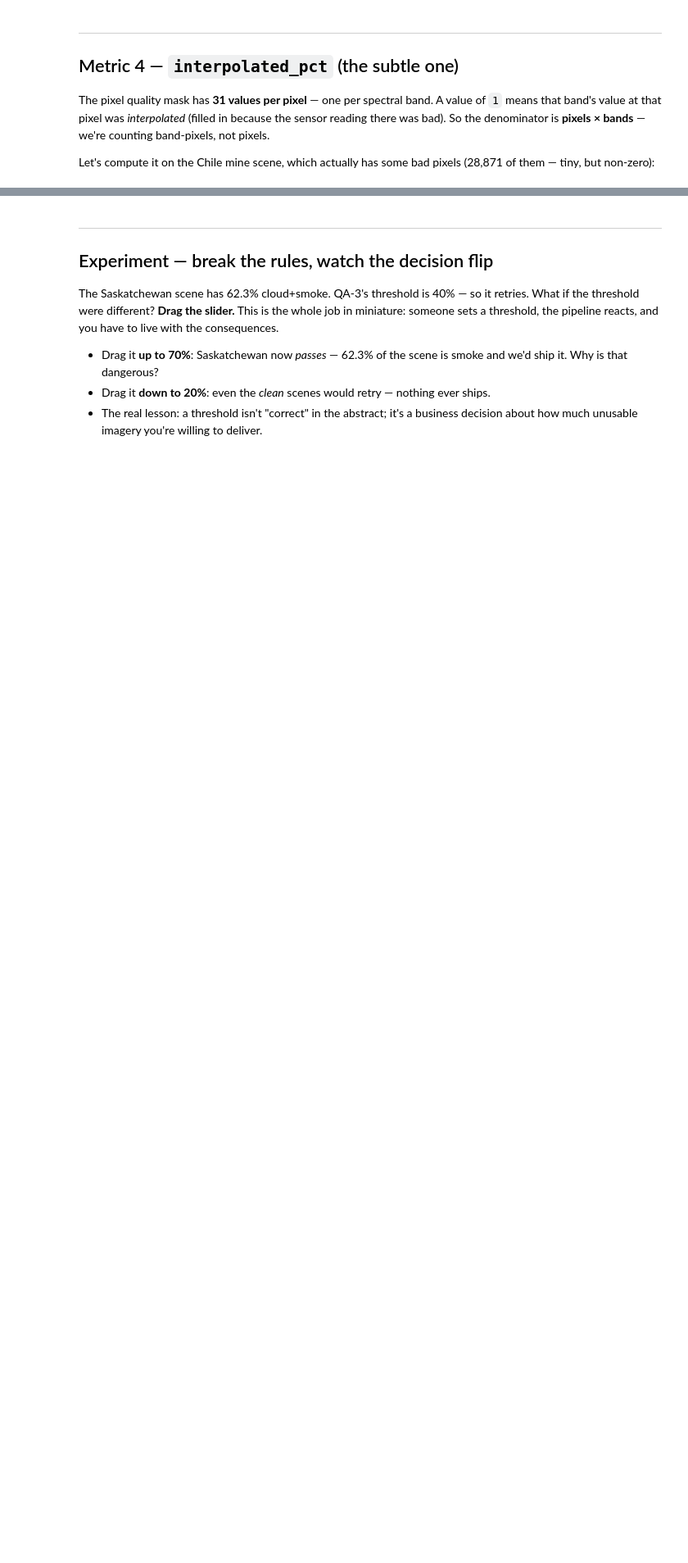
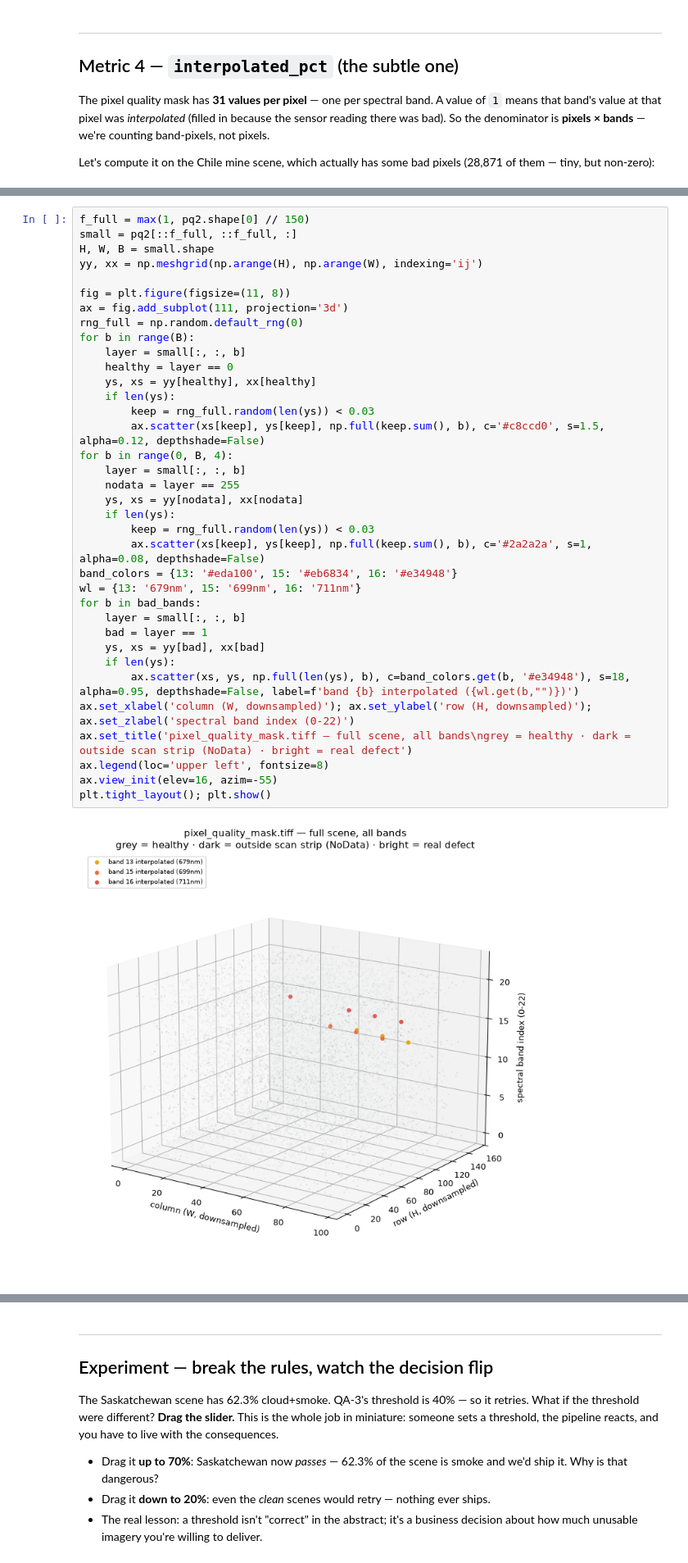
Before and after one commit to shilpi1958/pixxel-image-pm, a Jupyter notebook: notebooks/qa_pipeline_walkthrough.ipynb, the cells around one changed output, grey strips where cells are left out. Shown at 82% size. Cells and saved outputs as stored; diff of their text form; blank space fills up the shorter version.

```diff
--- a/notebooks/qa_pipeline_walkthrough.ipynb
+++ b/notebooks/qa_pipeline_walkthrough.ipynb
@@ -260,3 +416,41 @@ full-band dropout (a band ~100% interpolated): False
+# %%
+f_full = max(1, pq2.shape[0] // 150)
+small = pq2[::f_full, ::f_full, :]
+H, W, B = small.shape
+yy, xx = np.meshgrid(np.arange(H), np.arange(W), indexing='ij')
+
+fig = plt.figure(figsize=(11, 8))
+ax = fig.add_subplot(111, projection='3d')
+rng_full = np.random.default_rng(0)
+for b in range(B):
+    layer = small[:, :, b]
+    healthy = layer == 0
+    ys, xs = yy[healthy], xx[healthy]
+    if len(ys):
+        keep = rng_full.random(len(ys)) < 0.03
+        ax.scatter(xs[keep], ys[keep], np.full(keep.sum(), b), c='#c8ccd0', s=1.5, alpha=0.12, depthshade=False)
+for b in range(0, B, 4):
+    layer = small[:, :, b]
+    nodata = layer == 255
+    ys, xs = yy[nodata], xx[nodata]
+    if len(ys):
+        keep = rng_full.random(len(ys)) < 0.03
+        ax.scatter(xs[keep], ys[keep], np.full(keep.sum(), b), c='#2a2a2a', s=1, alpha=0.08, depthshade=False)
+band_colors = {13: '#eda100', 15: '#eb6834', 16: '#e34948'}
+wl = {13: '679nm', 15: '699nm', 16: '711nm'}
+for b in bad_bands:
+    layer = small[:, :, b]
+    bad = layer == 1
+    ys, xs = yy[bad], xx[bad]
+    if len(ys):
+        ax.scatter(xs, ys, np.full(len(ys), b), c=band_colors.get(b, '#e34948'), s=18, alpha=0.95, depthshade=False, label=f'band {b} interpolated ({wl.get(b,"")})')
+ax.set_xlabel('column (W, downsampled)'); ax.set_ylabel('row (H, downsampled)'); ax.set_zlabel('spectral band index (0-22)')
+ax.set_title('pixel_quality_mask.tiff — full scene, all bands\ngrey = healthy · dark = outside scan strip (NoData) · bright = real defect')
+ax.legend(loc='upper left', fontsize=8)
+ax.view_init(elev=16, azim=-55)
+plt.tight_layout(); plt.show()
+# %% [output]
+[figure, added]
 # %% [markdown]
 ---
 ## All four metrics for all three scenes
```
Also changed, not shown: parts of 18 cells of this notebook, 34 other files.
